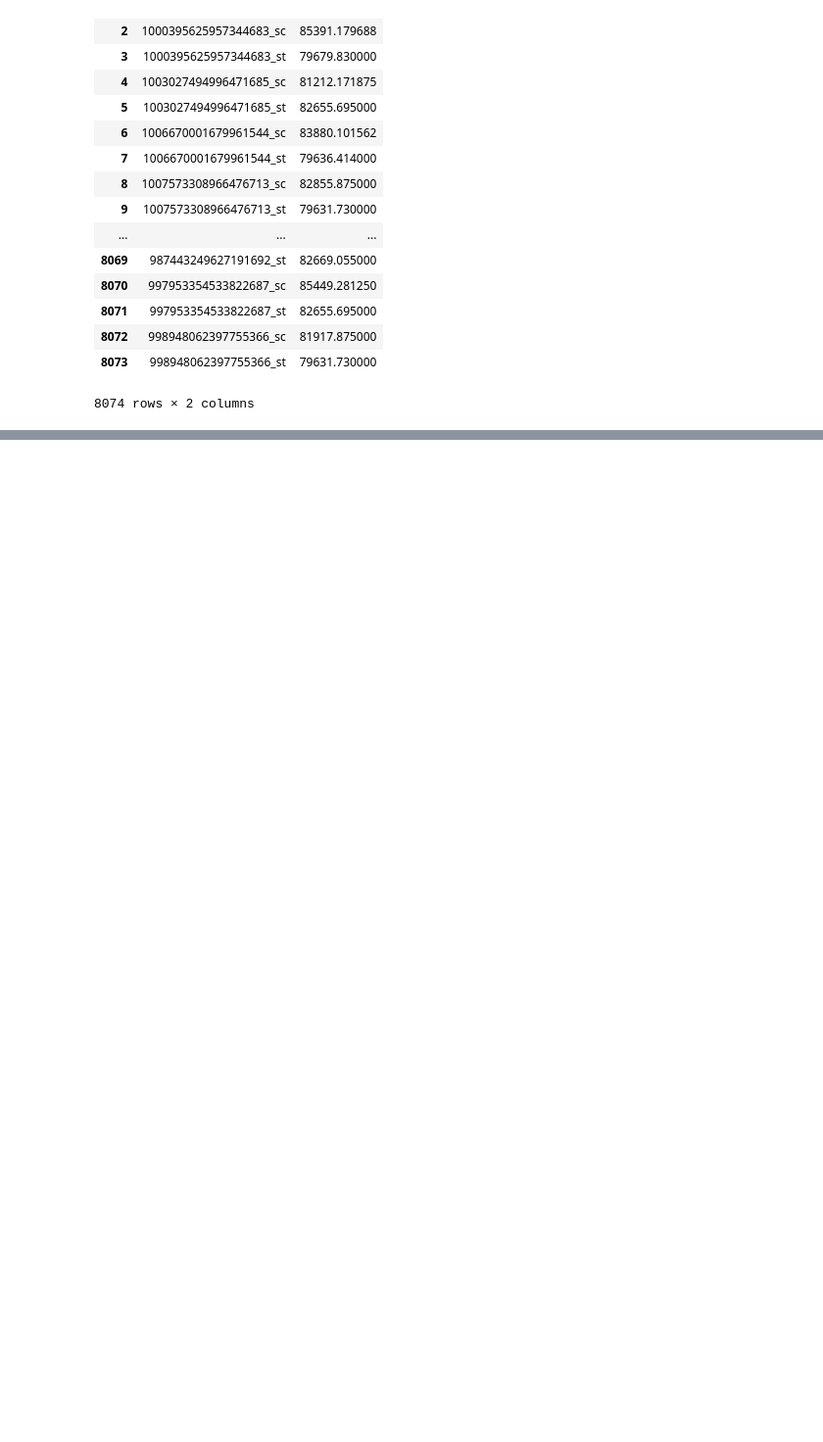
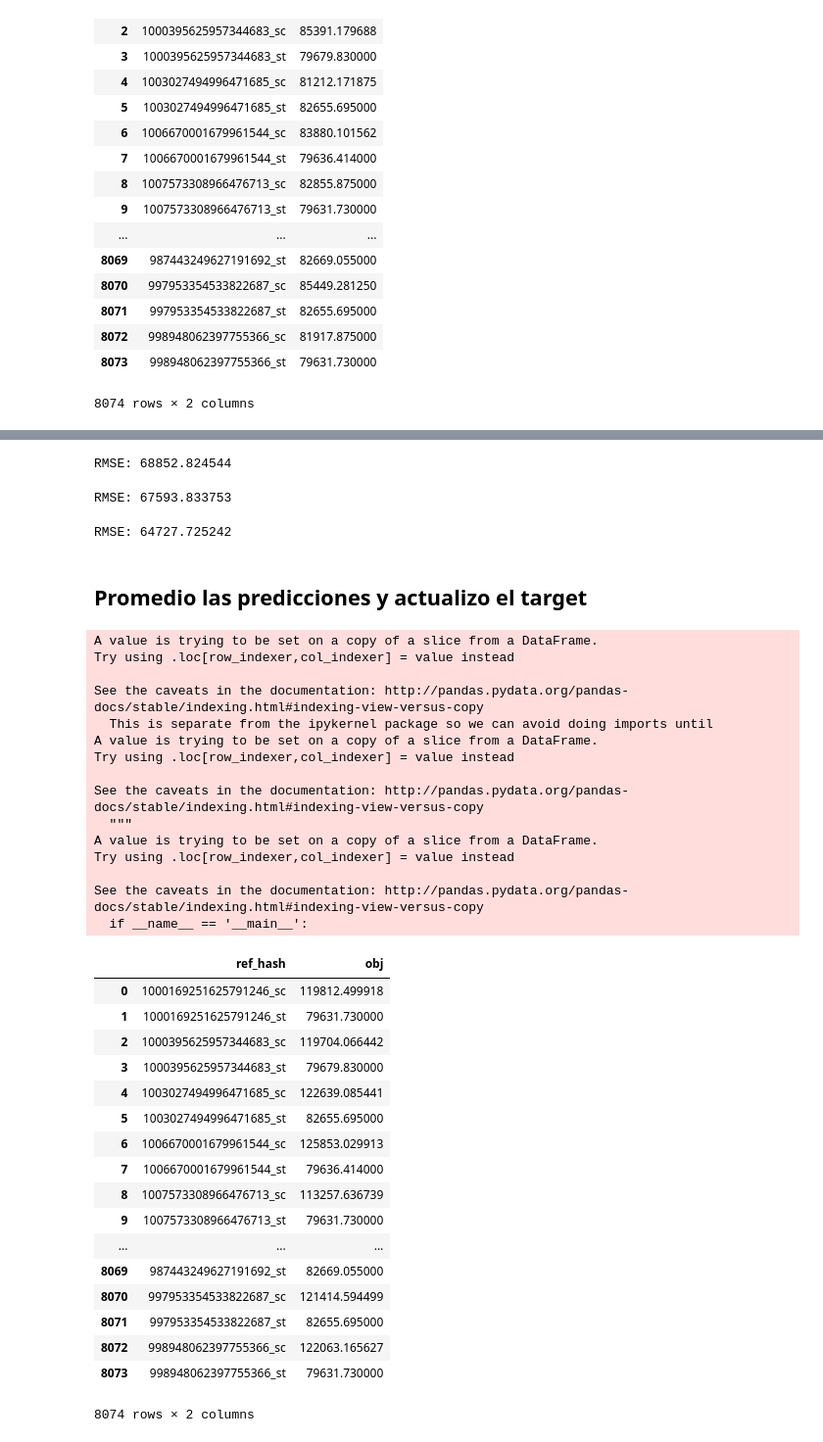
Before and after one commit to shizus/7506-1c2019, a Jupyter notebook: tp2/scripts/InstallsNuevosFeatures.ipynb, the cells around one changed output, grey strips where cells are left out. Shown: that part at 98% size. Saved outputs shown, nothing was run; the diff lists cells and outputs as text; code cells hidden in the pictures; blank space fills up the shorter version.

Commit message:
Nuevos features + promedio de 5 algoritmos (bagging, xgb, adaboost, rf y lgbm)

```diff
--- a/tp2/scripts/InstallsNuevosFeatures.ipynb
+++ b/tp2/scripts/InstallsNuevosFeatures.ipynb
@@ -373,0 +666,77 @@ target.to_csv('../datos/preds-xgboost-rf-knn-nuevos-features.csv', index = False
+# %%
+X, y = installs3.iloc[:,:-1], installs3.iloc[:,-1]
+rf.fit(X, y)
+preds = rf.predict(installsCheck3.iloc[:,:-1])
+rmse = np.sqrt(mean_squared_error(installsCheck3.iloc[:,-1], preds))
+print("RMSE: %f" % (rmse))
+# %% [output]
+RMSE: 68852.824544
+# %%
+X, y = installs4.iloc[:,:-1], installs4.iloc[:,-1]
+rf.fit(X, y)
+preds = rf.predict(installsCheck4.iloc[:,:-1])
+rmse = np.sqrt(mean_squared_error(installsCheck4.iloc[:,-1], preds))
+print("RMSE: %f" % (rmse))
+# %% [output]
+RMSE: 67593.833753
+# %%
+X, y = installs5.iloc[:,:-1], installs5.iloc[:,-1]
+rf.fit(X, y)
+preds = rf.predict(installsCheck5.iloc[:,:-1])
+rmse = np.sqrt(mean_squared_error(installsCheck5.iloc[:,-1], preds))
+print("RMSE: %f" % (rmse))
+# %% [output]
+RMSE: 64727.725242
+# %%
+targets_sc_with_installs['most_freq_lang'] = targets_sc_with_installs['most_freq_lang'].astype('float64')
+X = targets_sc_with_installs[['ref_type', 'ref_hash', 'total_apps', '%implicit', '%attributed', 'most_freq_lang',
+                             'most_freq_app', 'model', 'ip', 'events_%wifi', 'event_apps', 'distinct_events',
+                             'total_events']]
+predictions_sc_rf = rf.predict(X)
+# %% [markdown]
+## Promedio las predicciones y actualizo el target
+# %%
+predictions_sc = np.add(np.add(np.add(np.add(predictions_sc_xgb,predictions_sc_bagging), predictions_sc_adaboost), predictions_sc_lgbm),predictions_sc_rf)
+predictions_sc = predictions_sc / 5
+targets_sc['obj'] = predictions_sc
+predicciones_target_sc = target[target['ref_hash'].str.contains('_sc')]
+predicciones_target_sc['obj'] = predictions_sc
+target.update(predicciones_target_sc)
+sc_pred = pd.read_csv('../datos/PrediccionesKNN-RF-XGBoost.txt', header = None)
+sc_pred.index = np.arange(1, 8074, 2)
+targets_st['obj'] = sc_pred[0]
+target.update(targets_st)
+# %% [output]
+A value is trying to be set on a copy of a slice from a DataFrame.
+Try using .loc[row_indexer,col_indexer] = value instead
+
+See the caveats in the documentation: http://pandas.pydata.org/pandas-docs/stable/indexing.html#indexing-view-versus-copy
+  This is separate from the ipykernel package so we can avoid doing imports until
+A value is trying to be set on a copy of a slice from a DataFrame.
+Try using .loc[row_indexer,col_indexer] = value instead
+
+See the caveats in the documentation: http://pandas.pydata.org/pandas-docs/stable/indexing.html#indexing-view-versus-copy
+  """
+A value is trying to be set on a copy of a slice from a DataFrame.
+Try using .loc[row_indexer,col_indexer] = value instead
+
+See the caveats in the documentation: http://pandas.pydata.org/pandas-docs/stable/indexing.html#indexing-view-versus-copy
+  if __name__ == '__main__':
+|  | ref_hash | obj |
+| 0 | 1000169251625791246_sc | 119812.499918 |
+| 1 | 1000169251625791246_st | 79631.730000 |
+| 2 | 1000395625957344683_sc | 119704.066442 |
+| 3 | 1000395625957344683_st | 79679.830000 |
+| 4 | 1003027494996471685_sc | 122639.085441 |
+| 5 | 1003027494996471685_st | 82655.695000 |
+| 6 | 1006670001679961544_sc | 125853.029913 |
+| 7 | 1006670001679961544_st | 79636.414000 |
+| 8 | 1007573308966476713_sc | 113257.636739 |
+| 9 | 1007573308966476713_st | 79631.730000 |
+| ... | ... | ... |
+| 8069 | 987443249627191692_st | 82669.055000 |
+| 8070 | 997953354533822687_sc | 121414.594499 |
+| 8071 | 997953354533822687_st | 82655.695000 |
+| 8072 | 998948062397755366_sc | 122063.165627 |
+| 8073 | 998948062397755366_st | 79631.730000 |
+8074 rows × 2 columns
```
Also changed, not shown: parts of 45 cells of this notebook.
